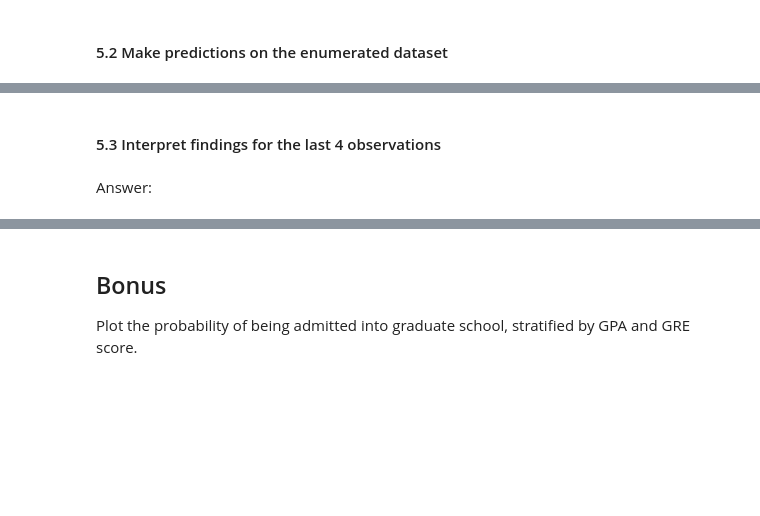
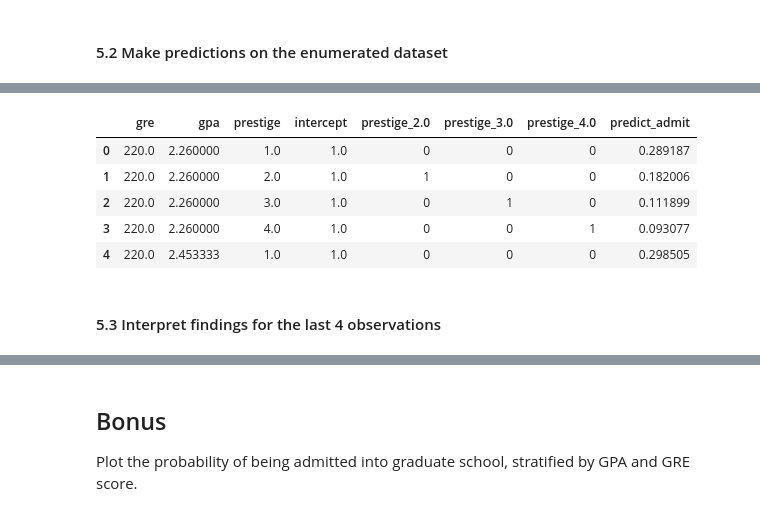
Before and after one commit to hhenningsg/Hannah-DS4, a Jupyter notebook: projects/unit-projects/project-3/starter-code/project3-starter.ipynb, the cells around one changed output, grey strips where cells are left out. Saved outputs shown, nothing was run; the diff lists cells and outputs as text; code cells hidden in the pictures; blank space fills up the shorter version.

```diff
--- a/projects/unit-projects/project-3/starter-code/project3-starter.ipynb
+++ b/projects/unit-projects/project-3/starter-code/project3-starter.ipynb
@@ -206,0 +247,7 @@ Documentation: http://statsmodels.sourceforge.net/0.6.0/generated/statsmodels.di
+# %%
+#logistic regression using sklearn
+
+import sklearn.linear_model as lm
+
+logModel = lm.LogisticRegression()
+resultFit = logModel.fit(train_cols,data['admit'])
@@ -321,0 +457,9 @@ combos = pd.DataFrame(cartesian([gres, gpas, [1, 2, 3, 4], [1.]]))
+# %%
+#recreate the dummy variables
+combos.columns = ['gre', 'gpa', 'prestige', 'intercept']
+dummy_prestige2 = pd.get_dummies(combos['prestige'],prefix = 'prestige')
+dummy_prestige2.columns = ['prestige_1.0', 'prestige_2.0', 'prestige_3.0', 'prestige_4.0']
+
+#keep only what we need for making predictions
+columnsToKeep2 = ['gre', 'gpa', 'prestige', 'intercept']
+combos = combos[columnsToKeep2].join(dummy_prestige2.ix[:, 'prestige_2.0':])
@@ -322,2 +471,5 @@ combos = pd.DataFrame(cartesian([gres, gpas, [1, 2, 3, 4], [1.]]))
 # %% [markdown]
 #### 5.2 Make predictions on the enumerated dataset
+# %%
+train_cols_new = combos[['gre', 'gpa', 'prestige_2.0', 'prestige_3.0','prestige_4.0']]
+train_cols_new.head()
@@ -323,0 +497,4 @@ combos = pd.DataFrame(cartesian([gres, gpas, [1, 2, 3, 4], [1.]]))
+# %%
+#this prints out two columns, one with probabilty of 1 and one with the probability of 0
+a = resultFit.predict_proba(train_cols_new)
+print a
@@ -324,4 +519,12 @@ combos = pd.DataFrame(cartesian([gres, gpas, [1, 2, 3, 4], [1.]]))
+# %%
+combos['predict_admit'] = a[:,1:]
+combos.head()
+# %% [output]
+|  | gre | gpa | prestige | intercept | prestige_2.0 | prestige_3.0 | prestige_4.0 | predict_admit |
+| 0 | 220.0 | 2.260000 | 1.0 | 1.0 | 0 | 0 | 0 | 0.289187 |
+| 1 | 220.0 | 2.260000 | 2.0 | 1.0 | 1 | 0 | 0 | 0.182006 |
+| 2 | 220.0 | 2.260000 | 3.0 | 1.0 | 0 | 1 | 0 | 0.111899 |
+| 3 | 220.0 | 2.260000 | 4.0 | 1.0 | 0 | 0 | 1 | 0.093077 |
+| 4 | 220.0 | 2.453333 | 1.0 | 1.0 | 0 | 0 | 0 | 0.298505 |
 # %% [markdown]
 #### 5.3 Interpret findings for the last 4 observations
-# %% [markdown]
-Answer:
```
Also changed, not shown: parts of 49 cells of this notebook, 21 other files.
